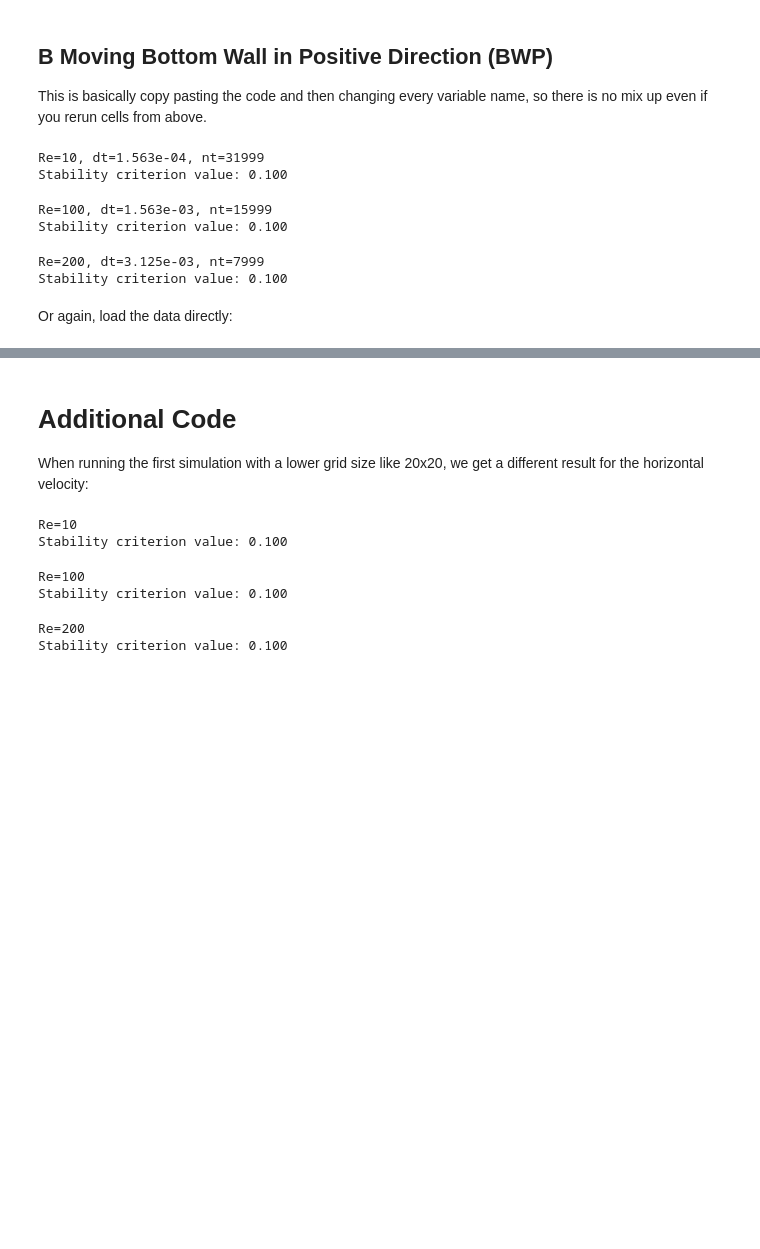
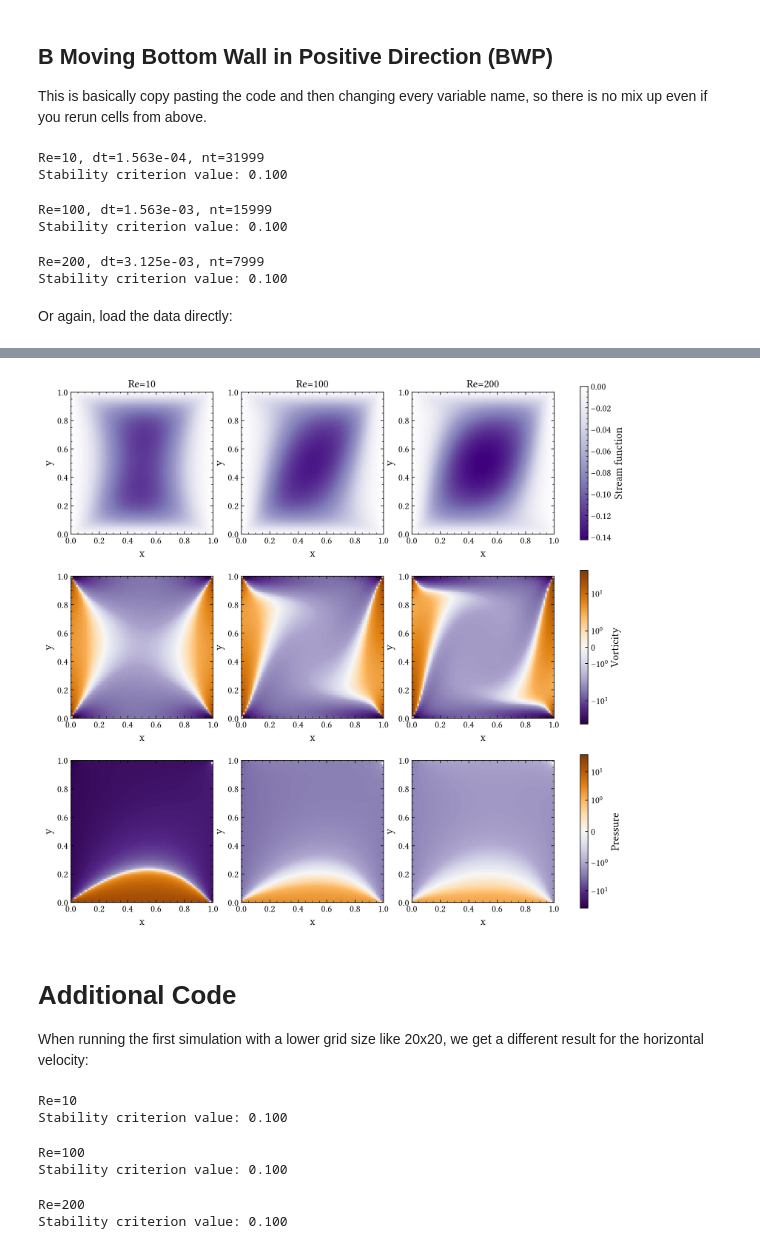
Before and after one commit to Fubinii/FD_fluid_dynamics, a Jupyter notebook: FD_fluid_dynamics.ipynb, the cells around one changed output, grey strips where cells are left out. Saved outputs shown, nothing was run; the diff lists cells and outputs as text; code cells hidden in the pictures; blank space fills up the shorter version.

```diff
--- a/FD_fluid_dynamics.ipynb
+++ b/FD_fluid_dynamics.ipynb
@@ -676,3 +794,66 @@ plt.show()
+# %%
+# To get a shared color scale, we need to find the min/max values for each row
+u_vals = np.concatenate((u_bwn_10.ravel(), u_bwn_100.ravel(), u_bwn_200.ravel())) # np.ravel makes an array 1D
+w_vals   = np.concatenate((w_bwn_10.ravel(), w_bwn_100.ravel(), w_bwn_200.ravel()))
+p_vals   = np.concatenate((p_bwn_10.ravel(), p_bwn_100.ravel(), p_bwn_200.ravel()))
+
+u_min, u_max = u_vals.min(), u_vals.max()
+w_abs = np.abs(w_vals.max()) # The voricity and pressure color scale will be centered around zero
+p_abs = np.abs(p_vals.max())
+# w_min,   w_max   = w_vals.min(),   w_vals.max()
+# p_min,   p_max   = p_vals.min(),   p_vals.max()
+
+fig, axes = plt.subplots(3, 3, figsize=(12,12))
+if print_titles: fig.suptitle("Negative Moving Floor")
+# To have less code, we will plot inside a loop through the Re values
+Re_list = [10, 100, 200]
+u_dict = {10: u_bwn_10, 100: u_bwn_100, 200: u_bwn_200}
+w_dict = {10: w_bwn_10, 100: w_bwn_100, 200: w_bwn_200}
+p_dict = {10: p_bwn_10, 100: p_bwn_100, 200: p_bwn_200}
+
+
+for col, Re in enumerate(Re_list):
+
+    # Stream function row
+    ax = axes[0, col]
+    im0 = ax.imshow(u_dict[Re], origin='lower', extent=[0,1,0,1],
+                    cmap='Purples_r', vmin=u_min, vmax=u_max) # Reversing the colormap so 0 is white
+    ax.set_xlabel("x")
+    ax.set_ylabel("y")
+    ax.set_aspect("equal")
+    ax.set_title(f"Re={Re}")
+
+    # Vorticity row
+    ax = axes[1, col]
+    # Reversing the colormap because lets be hones, blue feels more like negative. Also using SymLogNorm for better color scale
+    im1 = ax.imshow(w_dict[Re], origin='lower', extent=[0,1,0,1],
+                    cmap='PuOr_r', norm=SymLogNorm(linthresh=2, linscale=1.0, vmin=-w_abs, vmax=w_abs))
+    ax.set_xlabel("x")
+    ax.set_ylabel("y")
+    ax.set_aspect("equal")
+
+    # Pressure row
+    ax = axes[2, col]
+    im2 = ax.imshow(p_dict[Re], origin='lower', extent=[0,1,0,1],
+                    cmap='PuOr_r', norm=SymLogNorm(linthresh=1, linscale=1.0, vmin=-p_abs, vmax=p_abs))
+    ax.set_xlabel("x")
+    ax.set_ylabel("y")
+    ax.set_aspect("equal")
+
+# Colorbars for each row, with the same color scale
+cbar0 = fig.colorbar(im0, ax=axes[0, :], orientation='vertical', fraction=0.03)
+cbar0.set_label("Stream function")
+
+cbar1 = fig.colorbar(im1, ax=axes[1, :], orientation='vertical', fraction=0.03)
+cbar1.set_label("Vorticity")
+
+cbar2 = fig.colorbar(im2, ax=axes[2, :], orientation='vertical', fraction=0.03)
+cbar2.set_label("Pressure")
+
+plt.savefig('figures/bwn_comparison.pdf')
+plt.show()
+# %% [output]
+[figure, added]
 # %% [markdown]
 # Additional Code
 
```
Also changed, not shown: parts of 11 cells of this notebook, 7 other files.
